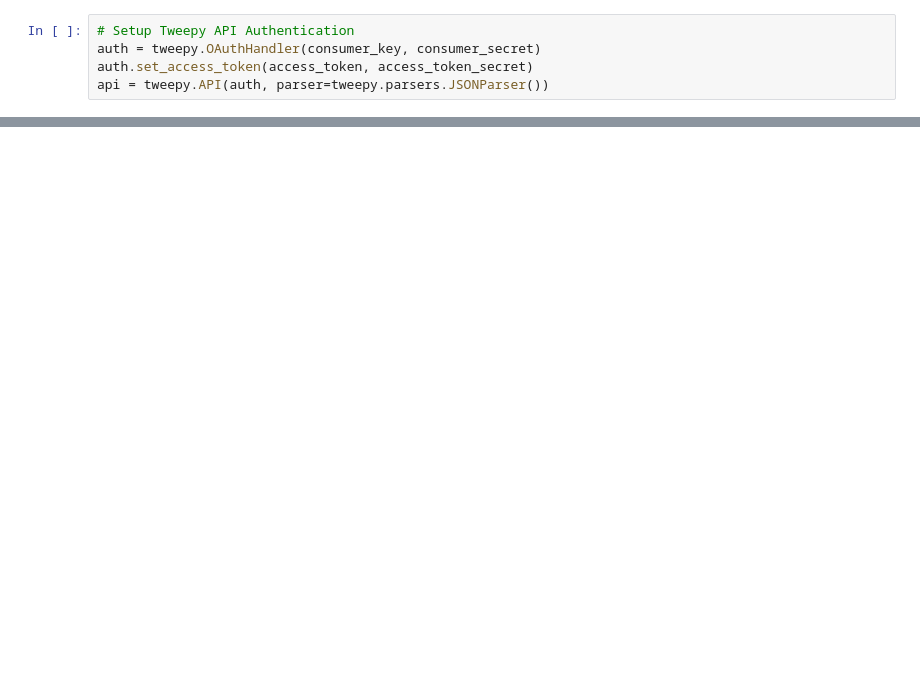
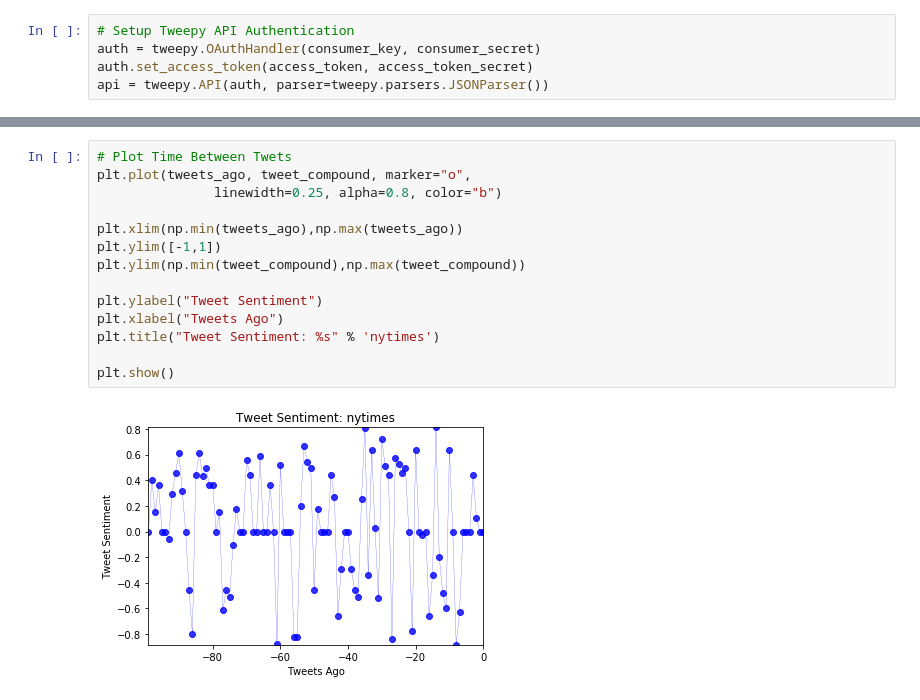
Before and after one commit to Umu2509/Twitter_Sentiment, a Jupyter notebook: Twitter_Sentiment.ipynb, the cells around one changed output, grey strips where cells are left out. Drawn from its saved outputs; the diff is of its cells as text; blank space fills up the shorter version.

```diff
--- a/Twitter_Sentiment.ipynb
+++ b/Twitter_Sentiment.ipynb
@@ -94,0 +107,16 @@ print(tweets_ago.values)
+# %%
+# Plot Time Between Twets
+plt.plot(tweets_ago, tweet_compound, marker="o",
+               linewidth=0.25, alpha=0.8, color="b")
+
+plt.xlim(np.min(tweets_ago),np.max(tweets_ago))
+plt.ylim([-1,1])
+plt.ylim(np.min(tweet_compound),np.max(tweet_compound))
+
+plt.ylabel("Tweet Sentiment")
+plt.xlabel("Tweets Ago")
+plt.title("Tweet Sentiment: %s" % 'nytimes')
+
+plt.show()
+# %% [output]
+[figure, added]
```
Also changed, not shown: parts of 19 cells of this notebook.
